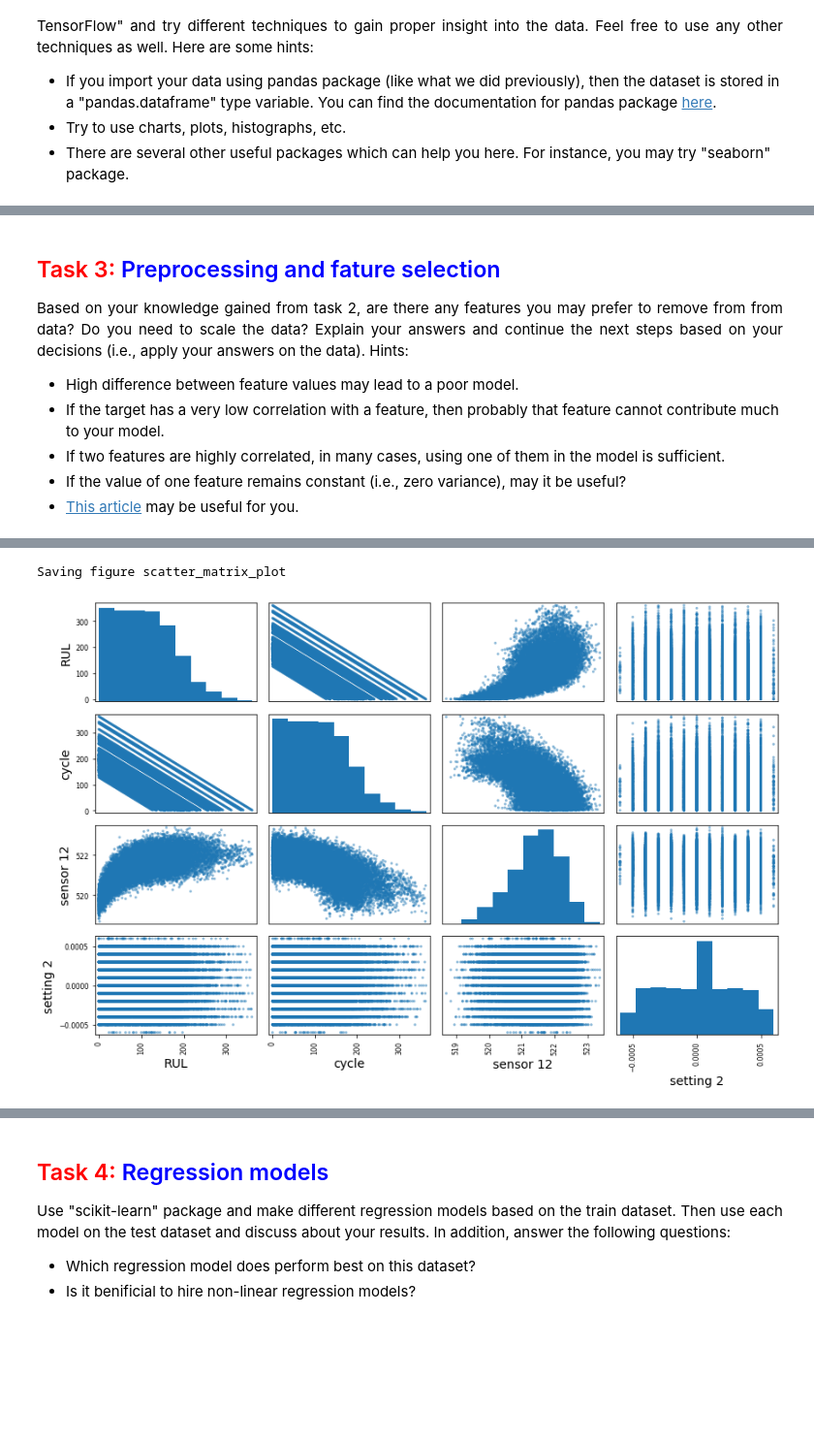
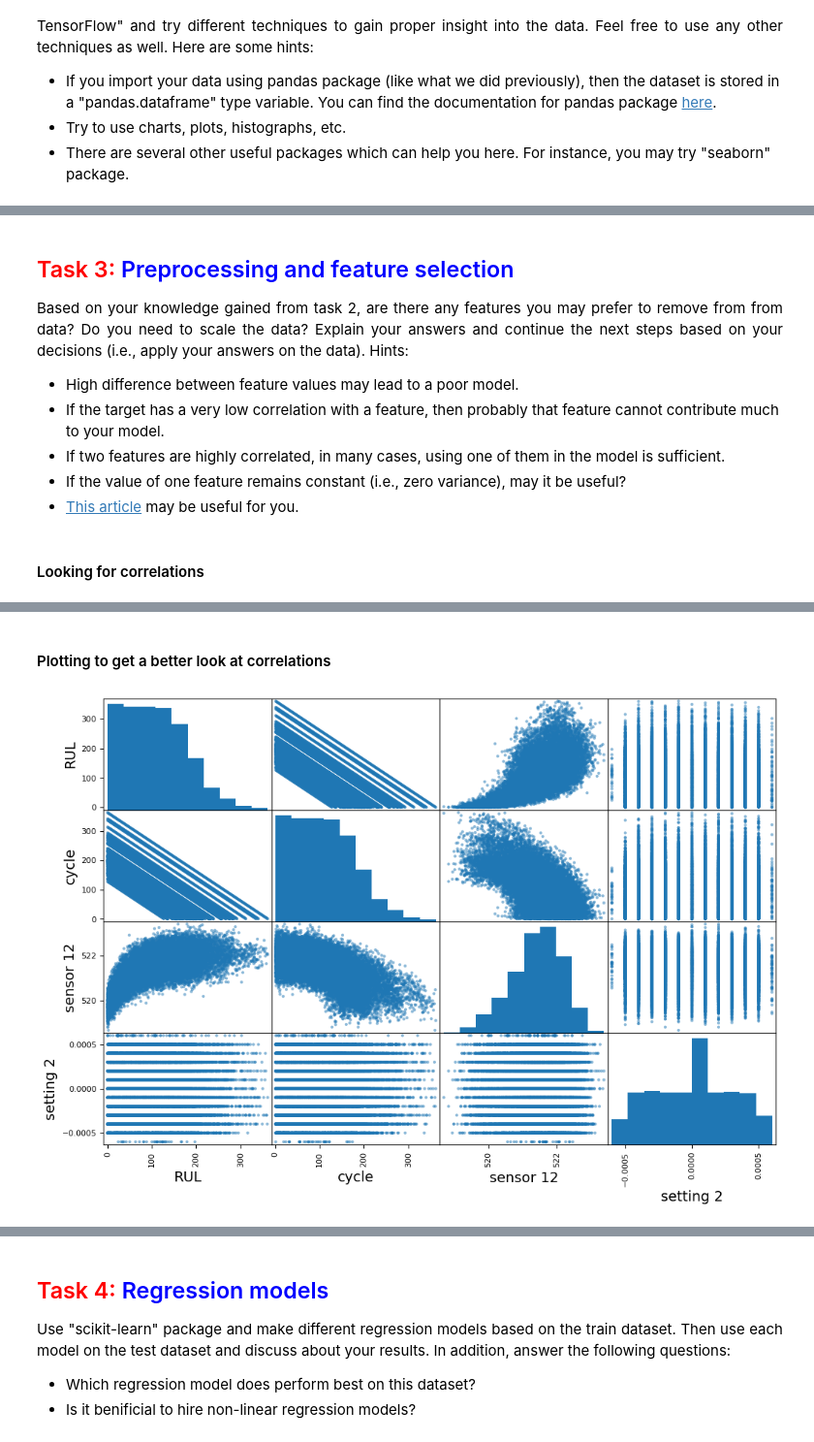
Before and after one commit to larsRikard/Machine-learning-and-sensor-technology, a Jupyter notebook: Assignment 2/Assignment 2 - NASA Turbofan Jet Engine dataset.ipynb, the cells around one changed output, grey strips where cells are left out. Shown at 97% size. Cells and saved outputs as stored; diff of their text form; code cells hidden in the pictures; blank space fills up the shorter version.

```diff
--- a/Assignment 2/Assignment 2 - NASA Turbofan Jet Engine dataset.ipynb
+++ b/Assignment 2/Assignment 2 - NASA Turbofan Jet Engine dataset.ipynb
@@ -148,7 +148,7 @@ fd_001_train.describe()
 | max | 100.000000 | 362.000000 | 0.008700 | 0.000600 | 100.0 | 518.67 | 644.530000 | 1616.910000 | 1441.490000 | 1.462000e+01 | ... |
 8 rows × 27 columns
 # %% [markdown]
-<h2  align="left"><font color="red">Task 3: </font><font color="blue">Preprocessing and fature selection</font></h2>
+<h2  align="left"><font color="red">Task 3: </font><font color="blue">Preprocessing and feature selection</font></h2>
 
 <p style="text-align:justify">Based on your knowledge gained from task 2, are there any features you may prefer to remove from from data? Do you need to scale the data? Explain your answers and continue the next steps based on your decisions (i.e., apply your answers on the data). Hints:</p>
 
@@ -157,4 +157,6 @@ fd_001_train.describe()
 * If two features are highly correlated, in many cases, using one of them in the model is sufficient.
 * If the value of one feature remains constant (i.e., zero variance), may it be useful?
 * <a href="https://arxiv.org/ftp/arxiv/papers/2112/2112.05372.pdf">This article</a> may be useful for you.
+# %% [markdown]
+<h4>Looking for correlations</h4>
 # %%
@@ -179,15 +180,15 @@ sensor 16         NaN
 sensor 18         NaN
 sensor 19         NaN
 Name: RUL, dtype: float64
+# %% [markdown]
+<h4>Plotting to get a better look at correlations</h4>
 # %%
-#Plot
 from pandas.plotting import scatter_matrix
 
 attributes = ["RUL", "cycle", "sensor 12",
               "setting 2"]
 scatter_matrix(fd_001_train[attributes], figsize=(12, 8))
-save_fig("scatter_matrix_plot")  # extra code
+#save_fig("scatter_matrix_plot")  # extra code
 plt.show()
 # %% [output]
-Saving figure scatter_matrix_plot
-[figure, old version]
+[figure, new version]
```
Also changed, not shown: parts of 15 cells of this notebook, 1 other file.
